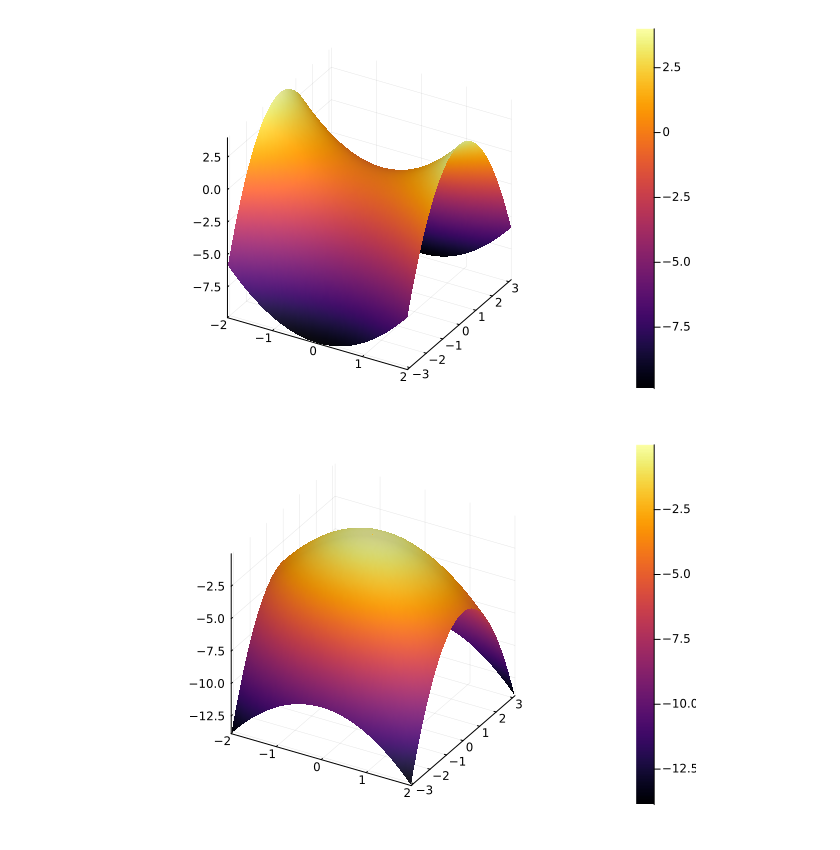
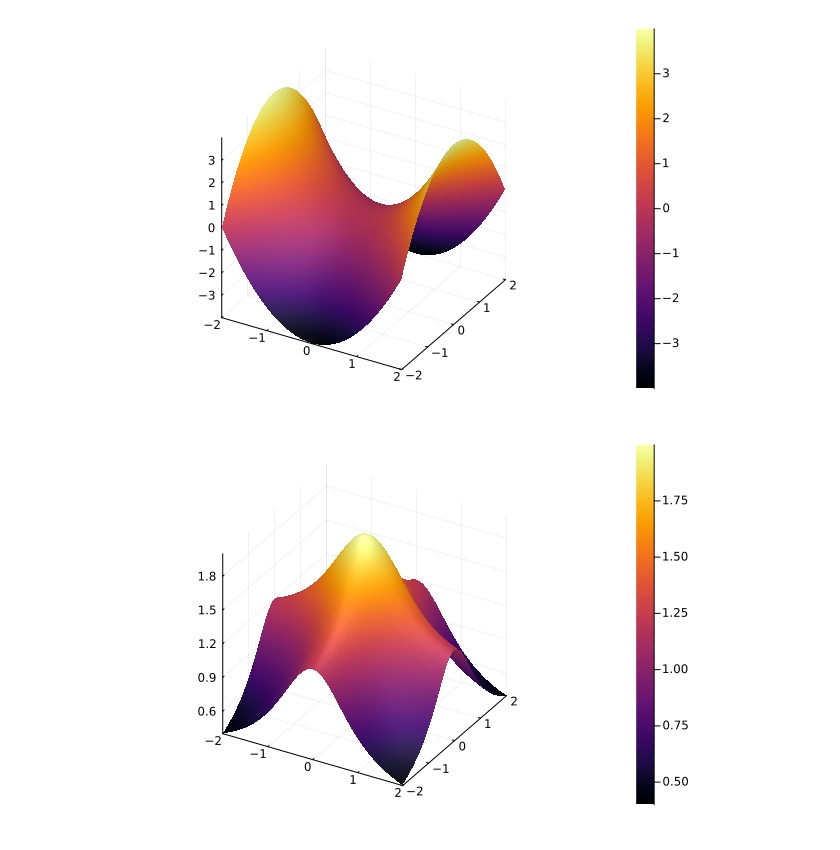
Before and after one commit to AngelicHedgehog/BMSTU-Numerical-Methods-of-Linear-Algebra, a Jupyter notebook: lab1/lab1.ipynb, the cells around one changed output. Cells and saved outputs as stored; diff of their text form; code cells hidden in the pictures.

```diff
--- a/lab1/lab1.ipynb
+++ b/lab1/lab1.ipynb
@@ -5,5 +5,5 @@ import Contour: contours, levels, lines, coordinates
 using LinearAlgebra, ForwardDiff
 # %%
 xs = range(-2, stop=2, length=100)
-ys = range(-pi, stop=pi, length=100)
+ys = range(-2, stop=2, length=100)
 # %% [output]
@@ -15,8 +15,8 @@ surface(xs, ys, ((x, y) -> cos(x)*sin(y)))
 # %%
 surface(xs, ys, ((x, y) -> x^2-y^2))
 # %% [output]
-[figure, old version]
+[figure, new version]
 # %%
-surface(xs, ys, ((x, y) -> -x^2-y^2))
+surface(xs, ys, ((x, y) -> 1/(1+x^2)+1/(1+y^2)))
 # %% [output]
-[figure, old version]
+[figure, new version]
```
Also changed, not shown: parts of 2 cells of this notebook.
